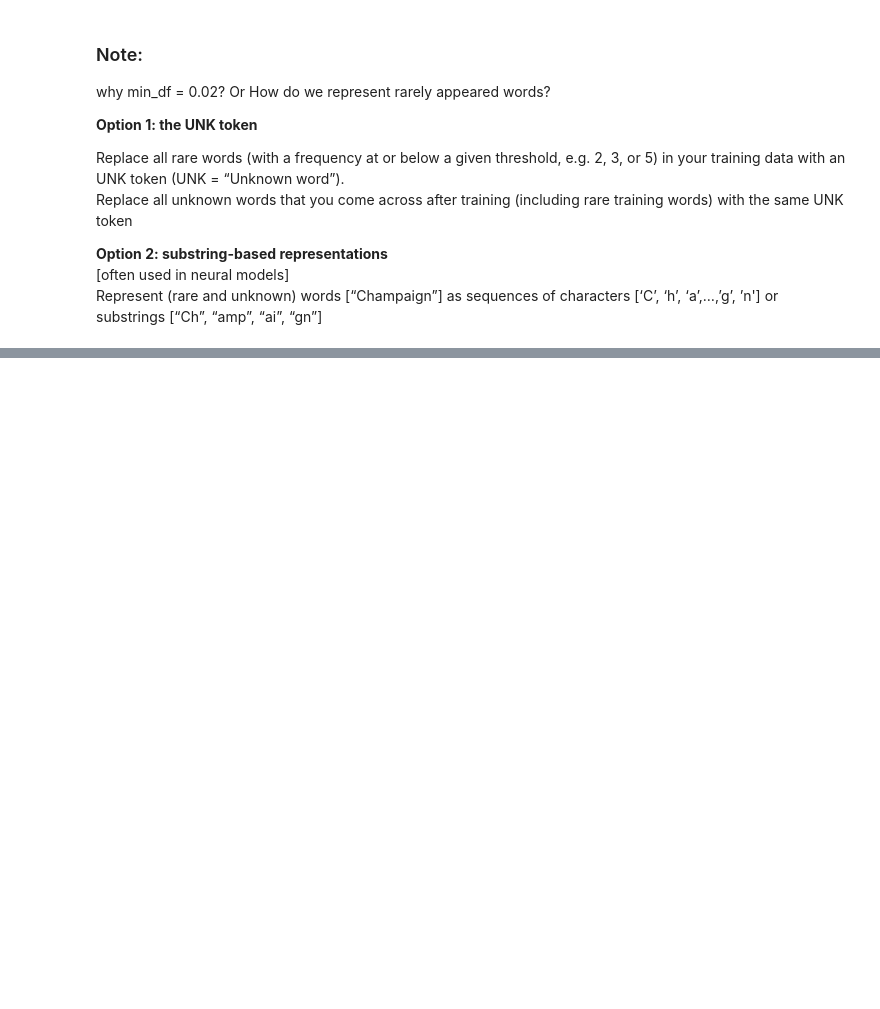
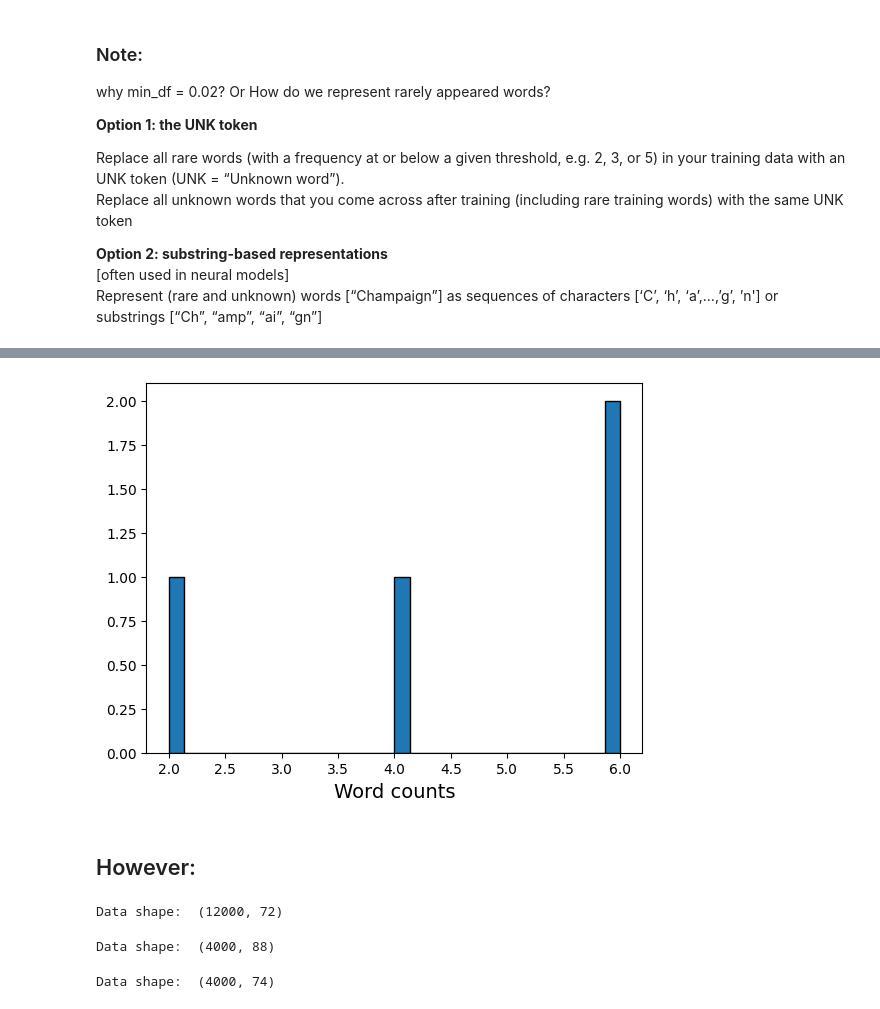
Before and after one commit to Marklong7/NLP_emotion_classification, a Jupyter notebook: data_engineering/CountVectorizer.ipynb, the cells around one changed output, grey strips where cells are left out. Cells and saved outputs as stored; diff of their text form; code cells hidden in the pictures; blank space fills up the shorter version.

```diff
--- a/data_engineering/CountVectorizer.ipynb
+++ b/data_engineering/CountVectorizer.ipynb
@@ -28,2 +68,6 @@ print('Data shape: ', X_try.shape)
 # %% [output]
 Data shape:  (4, 20)
+# %%
+vectorizer_try_2 = CountVectorizer(stop_words='english',min_df=0.02, ngram_range=(2, 2))
+X_encoded_try_2 = vectorizer_try_2.fit_transform(X_try)
+print('Data shape: ', X_encoded_try_2.shape)
@@ -133,0 +159,25 @@ y_1 = y_all.copy()
+# %%
+review_word_count_histgram(X_encoded_try_2)
+# %% [output]
+[figure, added]
+# %% [markdown]
+## However:
+# %%
+# min_df = 0.01 means "ignore terms that appear in less than 1% of the documents".
+vectorizer_try = CountVectorizer(stop_words='english',min_df=0.01, ngram_range=(1, 1))
+X_train_try_1 = vectorizer_try.fit_transform(X_train)
+print('Data shape: ', X_train_try_1.shape)
+# %% [output]
+Data shape:  (12000, 72)
+# %%
+vectorizer_try = CountVectorizer(stop_words='english',min_df=0.01, ngram_range=(1, 3))
+X_val_try_1 = vectorizer_try.fit_transform(X_val)
+print('Data shape: ', X_val_try_1.shape)
+# %% [output]
+Data shape:  (4000, 88)
+# %%
+vectorizer_try = CountVectorizer(stop_words='english',min_df=0.01, ngram_range=(1, 1))
+X_test_try_1 = vectorizer_try.fit_transform(X_test)
+print('Data shape: ', X_test_try_1.shape)
+# %% [output]
+Data shape:  (4000, 74)
```
Also changed, not shown: parts of 85 cells of this notebook.
